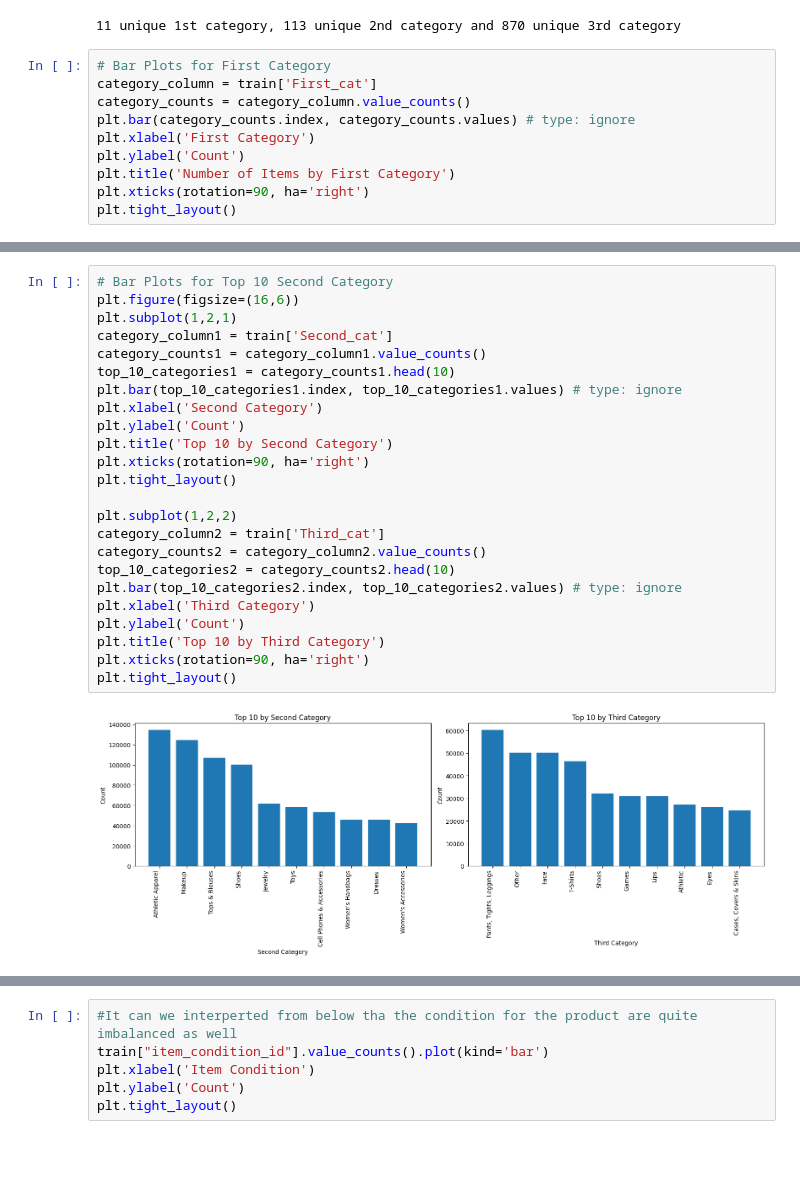
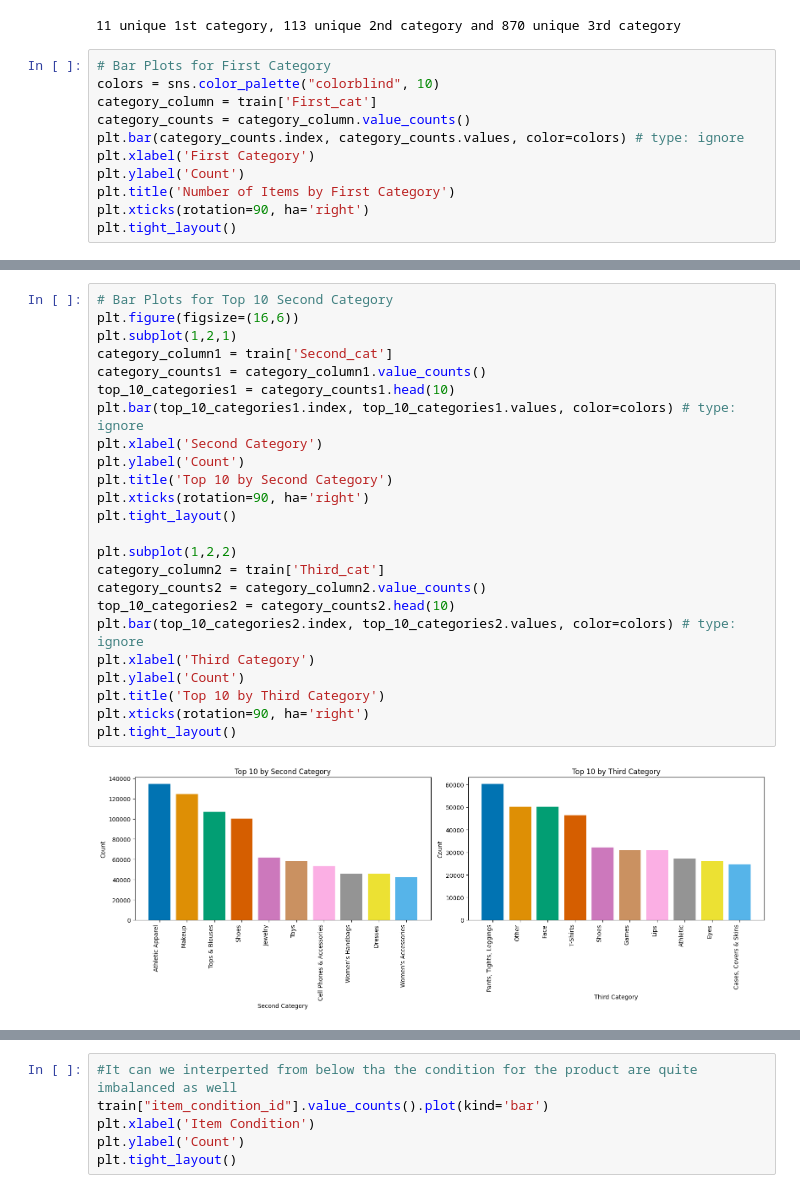
Before and after one commit to zaXai558/Mercari, a Jupyter notebook: main.ipynb, the cells around one changed output, grey strips where cells are left out. Drawn from its saved outputs; the diff is of its cells as text; blank space fills up the shorter version.

```diff
--- a/main.ipynb
+++ b/main.ipynb
@@ -86,9 +116,10 @@ print("%d unique 1st category, %d unique 2nd category and %d unique 3rd category
 11 unique 1st category, 113 unique 2nd category and 870 unique 3rd category
 # %%
 # Bar Plots for First Category
+colors = sns.color_palette("colorblind", 10)
 category_column = train['First_cat']
 category_counts = category_column.value_counts()
-plt.bar(category_counts.index, category_counts.values) # type: ignore
+plt.bar(category_counts.index, category_counts.values, color=colors) # type: ignore
 plt.xlabel('First Category')
 plt.ylabel('Count')
 plt.title('Number of Items by First Category')
@@ -99,26 +130,26 @@ plt.tight_layout()
 # %%
 # Bar Plots for Top 10 Second Category
 plt.figure(figsize=(16,6))
 plt.subplot(1,2,1)
 category_column1 = train['Second_cat']
 category_counts1 = category_column1.value_counts()
 top_10_categories1 = category_counts1.head(10)
-plt.bar(top_10_categories1.index, top_10_categories1.values) # type: ignore
+plt.bar(top_10_categories1.index, top_10_categories1.values, color=colors) # type: ignore
 plt.xlabel('Second Category')
 plt.ylabel('Count')
 plt.title('Top 10 by Second Category')
 plt.xticks(rotation=90, ha='right')
 plt.tight_layout()
 
 plt.subplot(1,2,2)
 category_column2 = train['Third_cat']
 category_counts2 = category_column2.value_counts()
 top_10_categories2 = category_counts2.head(10)
-plt.bar(top_10_categories2.index, top_10_categories2.values) # type: ignore
+plt.bar(top_10_categories2.index, top_10_categories2.values, color=colors) # type: ignore
 plt.xlabel('Third Category')
 plt.ylabel('Count')
 plt.title('Top 10 by Third Category')
 plt.xticks(rotation=90, ha='right')
 plt.tight_layout()
 # %% [output]
-[figure, old version]
+[figure, new version]
```
Also changed, not shown: parts of 9 cells of this notebook.
